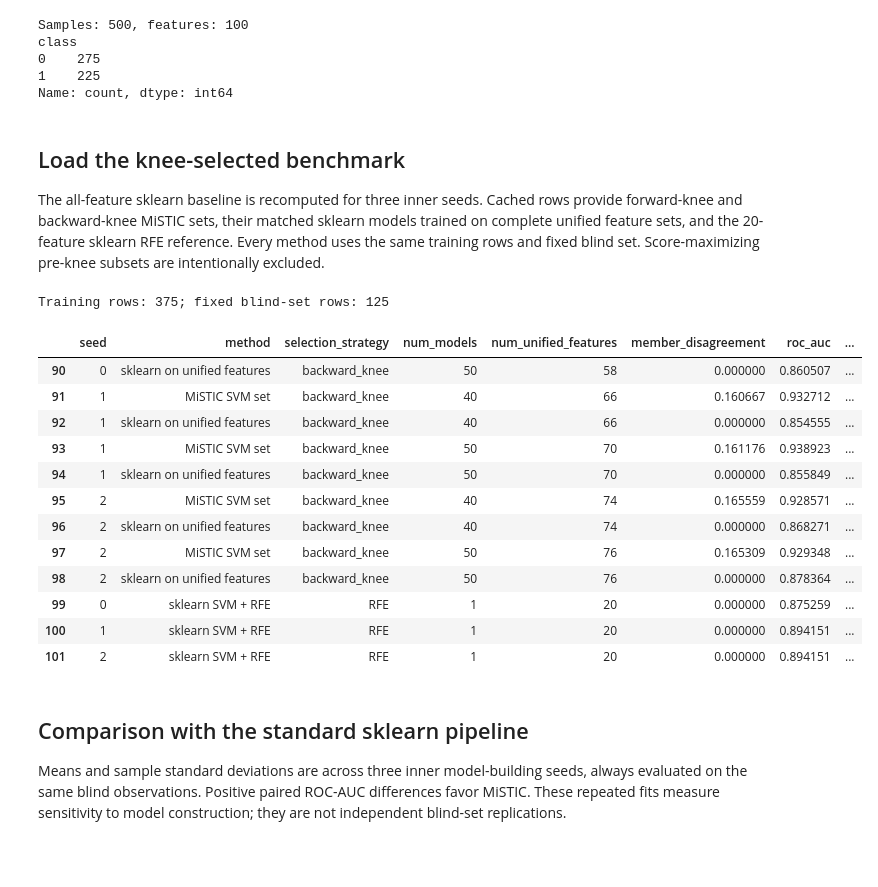
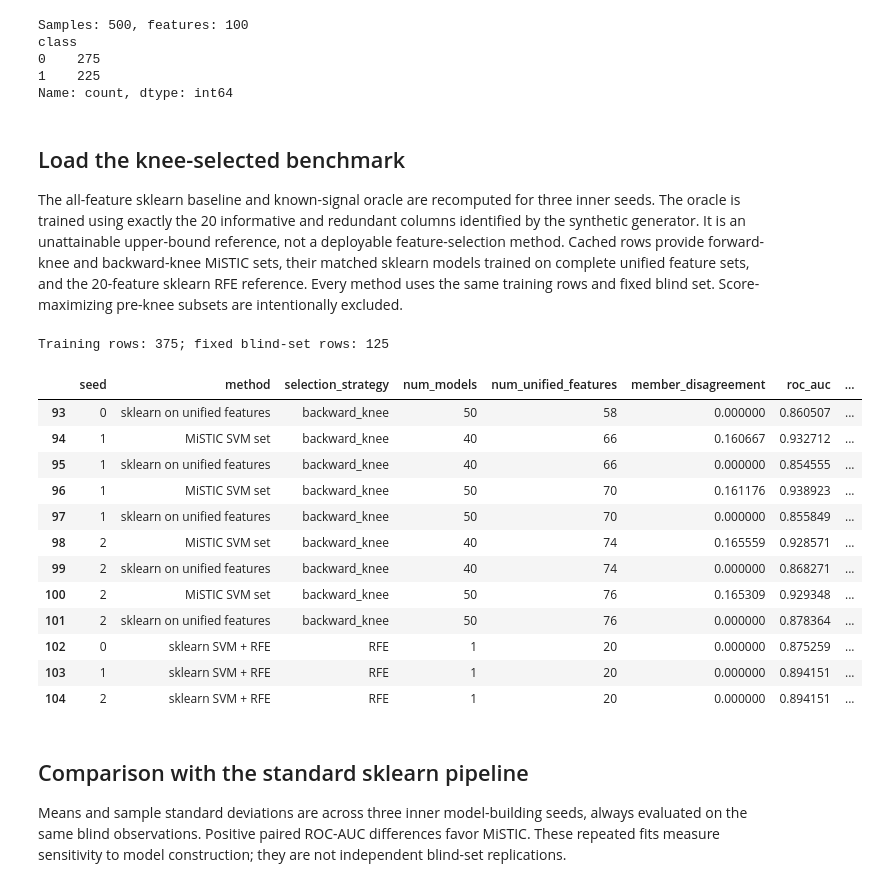
Before and after one commit to biomodsquad/interpretable-explainable-svms, a Jupyter notebook: validation/Synthetic100_svmSet_benefit.ipynb, the cells around one changed output. Drawn from its saved outputs; the diff is of its cells as text; code cells hidden in the pictures; blank space fills up the shorter version.

```diff
--- a/validation/Synthetic100_svmSet_benefit.ipynb
+++ b/validation/Synthetic100_svmSet_benefit.ipynb
@@ -177,7 +180,10 @@ def fit_svm_set(X_train, y_train, num_models, seed, selection_strategy):
 # %% [markdown]
 ## Load the knee-selected benchmark
 
-The all-feature sklearn baseline is recomputed for three inner seeds. Cached
+The all-feature sklearn baseline and known-signal oracle are recomputed for
+three inner seeds. The oracle is trained using exactly the 20 informative and
+redundant columns identified by the synthetic generator. It is an unattainable
+upper-bound reference, not a deployable feature-selection method. Cached
 rows provide forward-knee and backward-knee MiSTIC sets, their matched sklearn
 models trained on complete unified feature sets, and the 20-feature sklearn
 RFE reference. Every method uses the same training rows and fixed blind set.
@@ -206,6 +212,29 @@ for seed in INNER_SEEDS:
             y_blind,
             baseline.predict(X_blind),
             baseline.decision_function(X_blind),
+        ),
+    })
+
+    # This reference deliberately uses generator truth and is therefore an
+    # upper bound rather than a feature-selection strategy.
+    oracle = fit_sklearn_pipeline(
+        X_train.iloc[:, :N_INFORMATIVE + N_REDUNDANT], y_train, seed
+    )
+    results.append({
+        "seed": seed,
+        "method": "sklearn oracle: known signal",
+        "selection_strategy": "known signal (oracle)",
+        "num_models": 1,
+        "num_unified_features": N_INFORMATIVE + N_REDUNDANT,
+        "member_disagreement": 0.0,
+        "signal_recall": 1.0,
+        "noise_fraction": 0.0,
+        **metric_row(
+            y_blind,
+            oracle.predict(X_blind.iloc[:, :N_INFORMATIVE + N_REDUNDANT]),
+            oracle.decision_function(
+                X_blind.iloc[:, :N_INFORMATIVE + N_REDUNDANT]
+            ),
         ),
     })
 
@@ -213,45 +242,45 @@ for seed in INNER_SEEDS:
 backward_knee_results = pd.read_csv(
     repo_root / "validation/Synthetic100_svmSet_backward_knee_results.csv"
 )
 forward_results = pd.read_csv(
     repo_root / "validation/Synthetic100_svmSet_forward_results.csv"
 )
 forward_knee_results = forward_results.query(
     "selection_strategy == 'forward_knee'"
 ).copy()
 knee_40_50_results = pd.read_csv(
     repo_root / "validation/Synthetic100_svmSet_knee_40_50_results.csv"
 )
 rfe_results = pd.read_csv(
     repo_root / "validation/Synthetic100_sklearn_rfe_results.csv"
 )
 
 results = pd.concat(
     [
         pd.DataFrame(results),
         backward_knee_results,
         forward_knee_results,
         knee_40_50_results,
         rfe_results,
     ],
     ignore_index=True,
 )
 results.tail(12)
 # %% [output]
 Training rows: 375; fixed blind-set rows: 125
 |  | seed | method | selection_strategy | num_models | num_unified_features | member_disagreement | roc_auc | ... |
-| 90 | 0 | sklearn on unified features | backward_knee | 50 | 58 | 0.000000 | 0.860507 | ... |
-| 91 | 1 | MiSTIC SVM set | backward_knee | 40 | 66 | 0.160667 | 0.932712 | ... |
-| 92 | 1 | sklearn on unified features | backward_knee | 40 | 66 | 0.000000 | 0.854555 | ... |
-| 93 | 1 | MiSTIC SVM set | backward_knee | 50 | 70 | 0.161176 | 0.938923 | ... |
-| 94 | 1 | sklearn on unified features | backward_knee | 50 | 70 | 0.000000 | 0.855849 | ... |
-| 95 | 2 | MiSTIC SVM set | backward_knee | 40 | 74 | 0.165559 | 0.928571 | ... |
-| 96 | 2 | sklearn on unified features | backward_knee | 40 | 74 | 0.000000 | 0.868271 | ... |
-| 97 | 2 | MiSTIC SVM set | backward_knee | 50 | 76 | 0.165309 | 0.929348 | ... |
-| 98 | 2 | sklearn on unified features | backward_knee | 50 | 76 | 0.000000 | 0.878364 | ... |
-| 99 | 0 | sklearn SVM + RFE | RFE | 1 | 20 | 0.000000 | 0.875259 | ... |
-| 100 | 1 | sklearn SVM + RFE | RFE | 1 | 20 | 0.000000 | 0.894151 | ... |
-| 101 | 2 | sklearn SVM + RFE | RFE | 1 | 20 | 0.000000 | 0.894151 | ... |
+| 93 | 0 | sklearn on unified features | backward_knee | 50 | 58 | 0.000000 | 0.860507 | ... |
+| 94 | 1 | MiSTIC SVM set | backward_knee | 40 | 66 | 0.160667 | 0.932712 | ... |
+| 95 | 1 | sklearn on unified features | backward_knee | 40 | 66 | 0.000000 | 0.854555 | ... |
+| 96 | 1 | MiSTIC SVM set | backward_knee | 50 | 70 | 0.161176 | 0.938923 | ... |
+| 97 | 1 | sklearn on unified features | backward_knee | 50 | 70 | 0.000000 | 0.855849 | ... |
+| 98 | 2 | MiSTIC SVM set | backward_knee | 40 | 74 | 0.165559 | 0.928571 | ... |
+| 99 | 2 | sklearn on unified features | backward_knee | 40 | 74 | 0.000000 | 0.868271 | ... |
+| 100 | 2 | MiSTIC SVM set | backward_knee | 50 | 76 | 0.165309 | 0.929348 | ... |
+| 101 | 2 | sklearn on unified features | backward_knee | 50 | 76 | 0.000000 | 0.878364 | ... |
+| 102 | 0 | sklearn SVM + RFE | RFE | 1 | 20 | 0.000000 | 0.875259 | ... |
+| 103 | 1 | sklearn SVM + RFE | RFE | 1 | 20 | 0.000000 | 0.894151 | ... |
+| 104 | 2 | sklearn SVM + RFE | RFE | 1 | 20 | 0.000000 | 0.894151 | ... |
 # %% [markdown]
 ## Comparison with the standard sklearn pipeline
 
```
Also changed, not shown: parts of 7 cells of this notebook.
